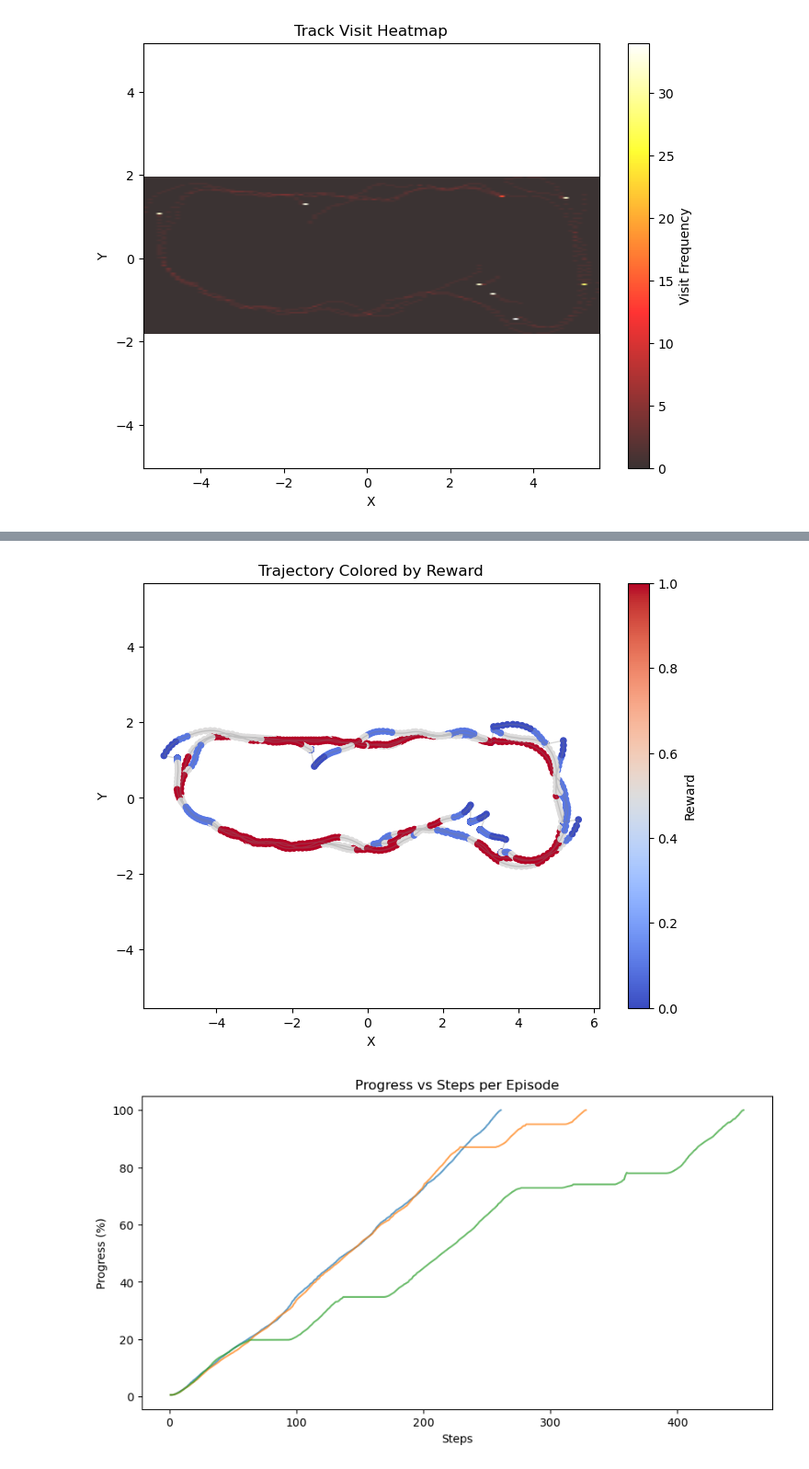
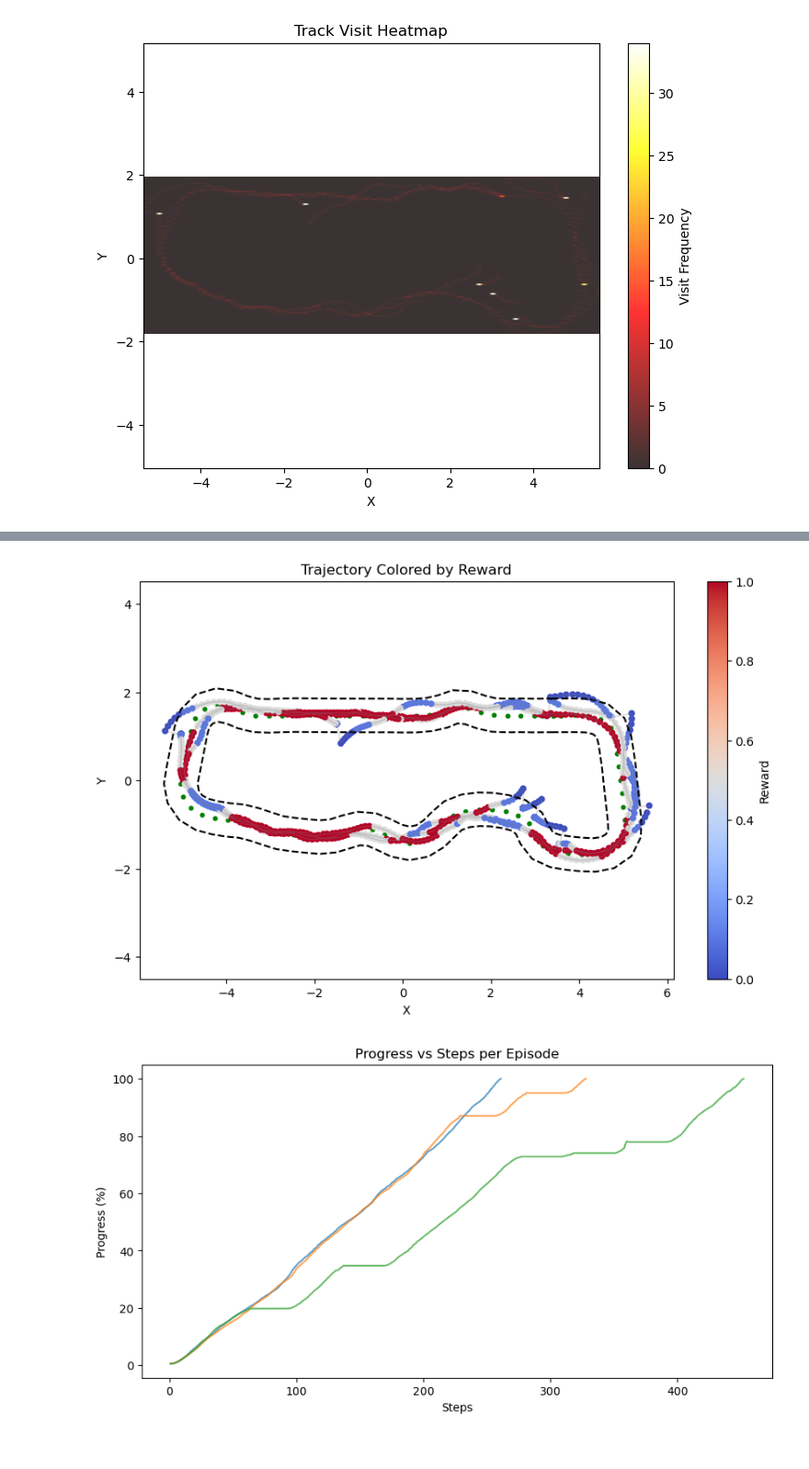
Before and after one commit to nachtdenkerr/42Horsepower, a Jupyter notebook: analysis.ipynb, the cells around one changed output, grey strips where cells are left out. Shown at 92% size. Cells and saved outputs as stored; diff of their text form; code cells hidden in the pictures.

```diff
--- a/analysis.ipynb
+++ b/analysis.ipynb
@@ -11,11 +13,27 @@ import os.path
 # %%
 # --- Load CSV ---
-# Replace with your CSV file path or upload via Colab
-main_dir = "/Users/johannmai/Desktop/Nga/42Horsepower/"
-log_dir = os.path.join(main_dir, "training_log/")
-df = pd.read_csv(os.path.join(log_dir, "test1_racer2/055752f4-3e96-4e5f-b2bb-ffb6e99fa22b/sim-trace/evaluation/20250812104443-h1lswyHIQcOGQ8_aIWgwAQ/evaluation-simtrace/0-iteration.csv"))
+# replace main_dir with github repo directory
+main_dir = "/Users/johannmai/Desktop/Nga/42Horsepower"
+track_dir = "tracks"
+eval_log_dir = os.path.join(main_dir, "eval_log/")
+training_log_dir = os.path.join(main_dir, "training_log/")
+#data from csv
+df = pd.read_csv(os.path.join(log_dir, "test1/sim-trace/evaluation/20250812104443-h1lswyHIQcOGQ8_aIWgwAQ/evaluation-simtrace/0-iteration.csv"))
+
+#track waypoints
+track_file = os.path.join(main_dir, track_dir, "2024_reinvent_champ_ccw.npy")
 # %%
 # --- Derived metrics ---
 df["speed"] = df["throttle"]  # If throttle directly maps to speed (adjust if you have actual m/s)
 # If throttle is gear-like instead of real m/s, you might need: df["speed"] = df["throttle"] * speed_scale
 df["episode"] = df["episode"].astype(int)
+# %%
+waypoints = np.load(track_file, allow_pickle=True)
+
+center_line = waypoints[:,0:2]
+inner_border = waypoints[:,2:4]
+outer_border = waypoints[:,4:6]
+l_center_line = LineString(center_line)
+l_inner_border = LineString(inner_border)
+l_outer_border = LineString(outer_border)
+print("Is loop/ring? ", l_center_line.is_ring)
@@ -39,7 +207,6 @@ def plot_track(npy_file):
 
     # Plot
     fig, ax = plt.subplots(figsize=(10, 6))
-    ax.plot(center_line[:, 0], center_line[:, 1], 'k-', label="Center Line")
 
     ax.plot(left_line[:, 0], left_line[:, 1], 'k--', label="Left Border")
     ax.plot(right_line[:, 0], right_line[:, 1], 'k--', label="Right Border")
@@ -114,18 +302,18 @@ plt.show()
 # %%
 # =======================================
 # 6. Reward Density Overlay on Trajectory
 # =======================================
-plt.figure(figsize=(8, 6))
-plt.plot(df["X"], df["Y"], color='grey', alpha=0.3, linestyle='-', linewidth=1)
-sc = plt.scatter(df["X"], df["Y"], c=df["reward"], cmap="coolwarm", s=20)
-plt.colorbar(sc, label="Reward")
+fig, ax = plot_track(track_file)
+ax.plot(df["X"], df["Y"], color='grey', alpha=0.3, linestyle='-', linewidth=1)
+sc = ax.scatter(df["X"], df["Y"], c=df["reward"], cmap="coolwarm", s=20)
+fig.colorbar(sc, label="Reward")
 plt.title("Trajectory Colored by Reward")
 plt.xlabel("X")
 plt.ylabel("Y")
 plt.axis("equal")
 plt.show()
 # %% [output]
-[figure, old version]
+[figure, new version]
 # %%
 # =======================================
 # 7. Episode-by-Episode Progress
```
Also changed, not shown: parts of 13 cells of this notebook, 2 other files.
